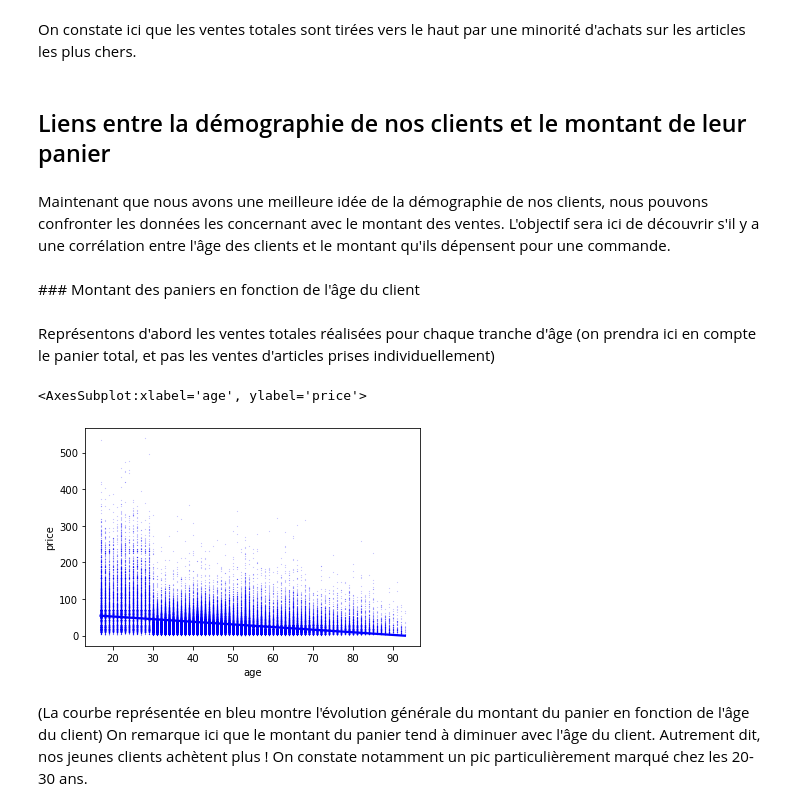
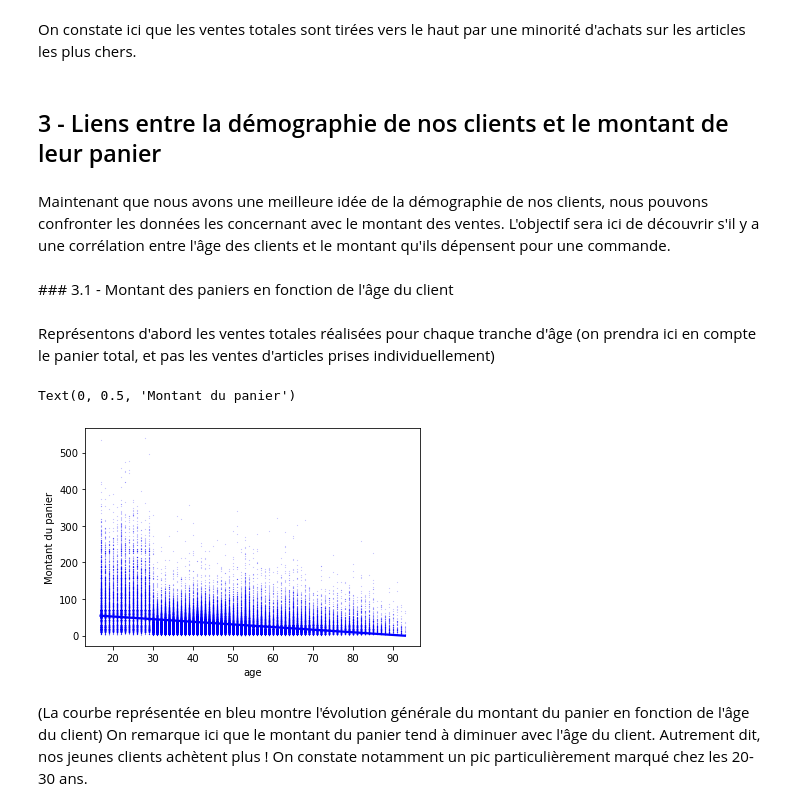
Before and after one commit to vinpap/brief_book_business, a Jupyter notebook: analyze_data.ipynb, the cells around one changed output. Drawn from its saved outputs; the diff is of its cells as text; code cells hidden in the pictures.

```diff
--- a/analyze_data.ipynb
+++ b/analyze_data.ipynb
@@ -141,3 +141,5 @@ user_sessions.to_csv("data/user_sessions.csv")
+# %%
+user_sessions = pd.read_csv("data/user_sessions.csv")
 # %%
 # On peut maintenant tracer la courbe de Lorenz qui montre
 # la répartition des montants des paniers
@@ -184,18 +186,19 @@ plot_lorenz(np.array(data["price"]), xlabel="Part cumulée des achats",
 # %% [markdown]
 On constate ici que les ventes totales sont tirées vers le haut par une minorité d'achats sur les articles les plus chers.
 # %% [markdown]
-## Liens entre la démographie de nos clients et le montant de leur panier
+## 3 - Liens entre la démographie de nos clients et le montant de leur panier
 # %% [markdown]
 Maintenant que nous avons une meilleure idée de la démographie de nos clients, nous pouvons confronter les données les concernant avec le montant des ventes. L'objectif sera ici de découvrir s'il y a une corrélation entre l'âge des clients et le montant qu'ils dépensent pour une commande.
 # %% [markdown]
-### Montant des paniers en fonction de l'âge du client
+### 3.1 - Montant des paniers en fonction de l'âge du client
 # %% [markdown]
 Représentons d'abord les ventes totales réalisées pour chaque tranche d'âge (on prendra ici en compte le panier total, et pas les ventes d'articles prises individuellement)
 # %%
 sns.regplot(data=user_sessions, x="age", y="price", scatter_kws={'s': 0.01, 'facecolor' : 'red'}, color="blue")
+plt.ylabel("Montant du panier")
 # %% [output]
-<AxesSubplot:xlabel='age', ylabel='price'>
+Text(0, 0.5, 'Montant du panier')
-[figure, old version]
+[figure, new version]
 # %% [markdown]
 (La courbe représentée en bleu montre l'évolution générale du montant du panier en fonction de l'âge du client)
 On remarque ici que le montant du panier tend à diminuer avec l'âge du client. Autrement dit, nos jeunes clients achètent plus ! On constate notamment un pic particulièrement marqué chez les 20-30 ans.
```
Also changed, not shown: parts of 35 cells of this notebook, 17 other files.
